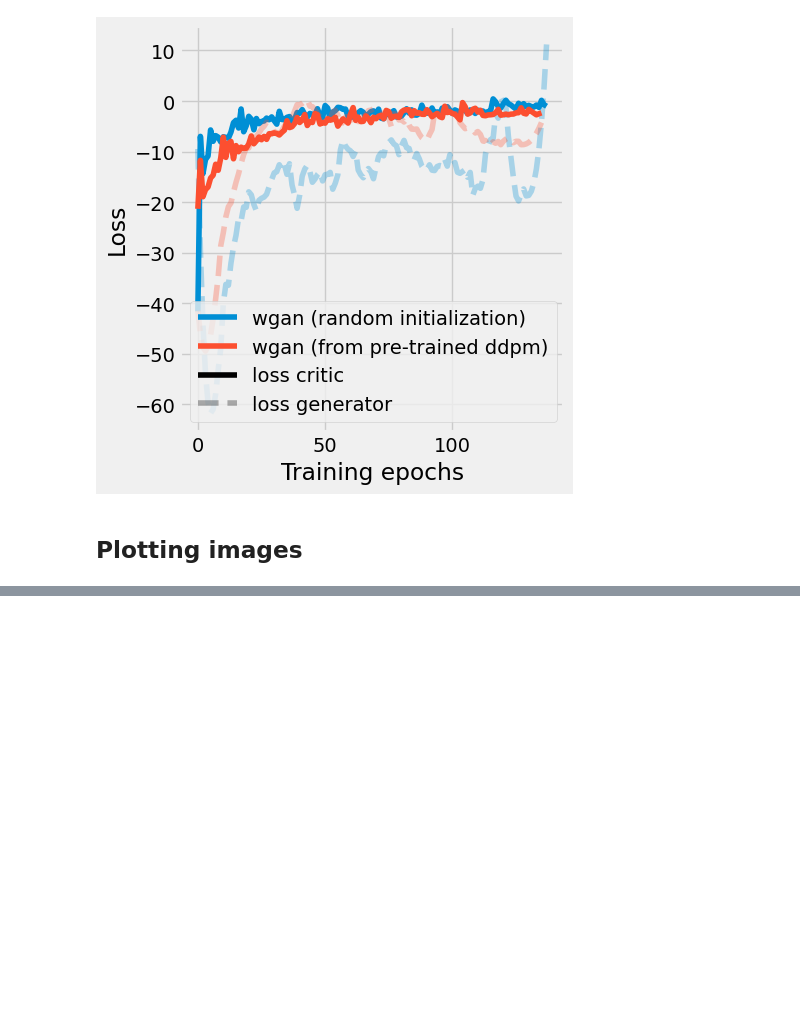
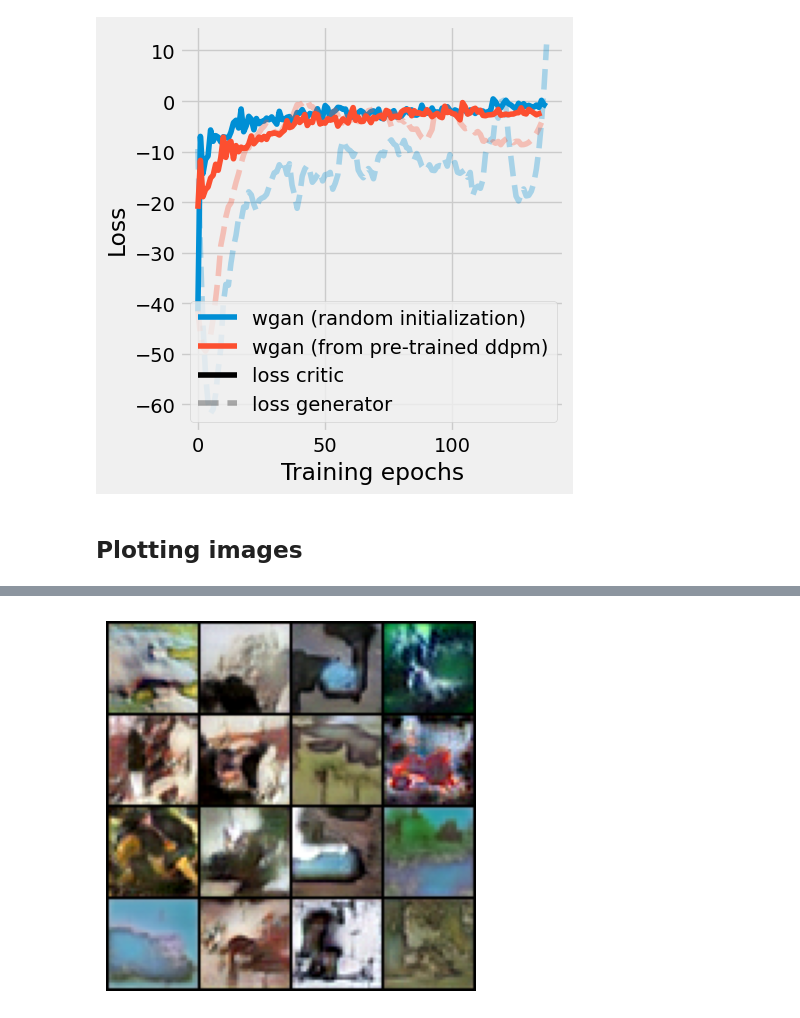
Before and after one commit to IndoorAdventurer/udl2024_diffusion, a Jupyter notebook: notebooks/plotting.ipynb, the cells around one changed output, grey strips where cells are left out. Cells and saved outputs as stored; diff of their text form; code cells hidden in the pictures; blank space fills up the shorter version.

```diff
--- a/notebooks/plotting.ipynb
+++ b/notebooks/plotting.ipynb
@@ -207,0 +207,8 @@ plot_4x4_grid(samples.transpose(-1,-2))
+# %%
+torch.manual_seed(1996)
+gan_generator = load_checkpoint("./experiment_02B_best_checkpoint.ckpt")
+with torch.no_grad():
+    samples = generate_samples(gan_generator, samples)
+plot_4x4_grid(samples.transpose(-1,-2))
+# %% [output]
+[figure, added]
```
Also changed, not shown: parts of 6 cells of this notebook, 1 other file.
